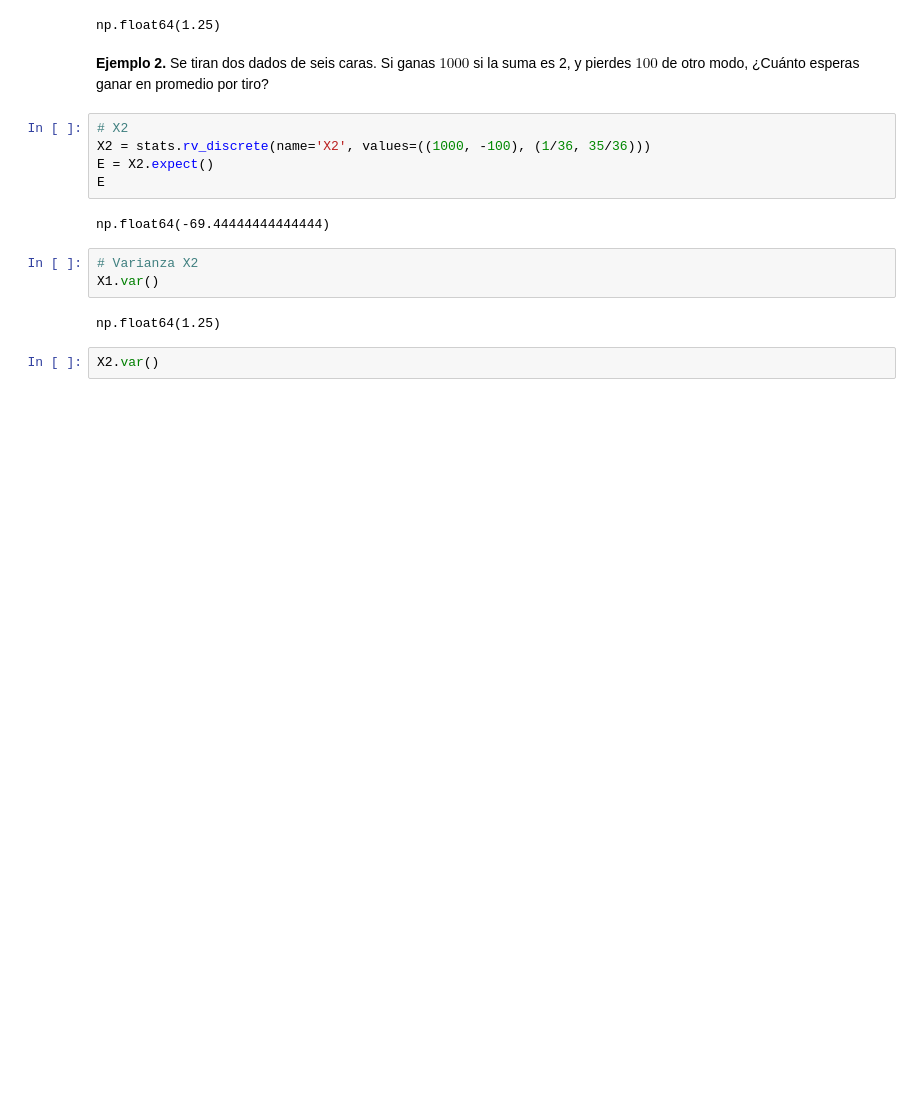
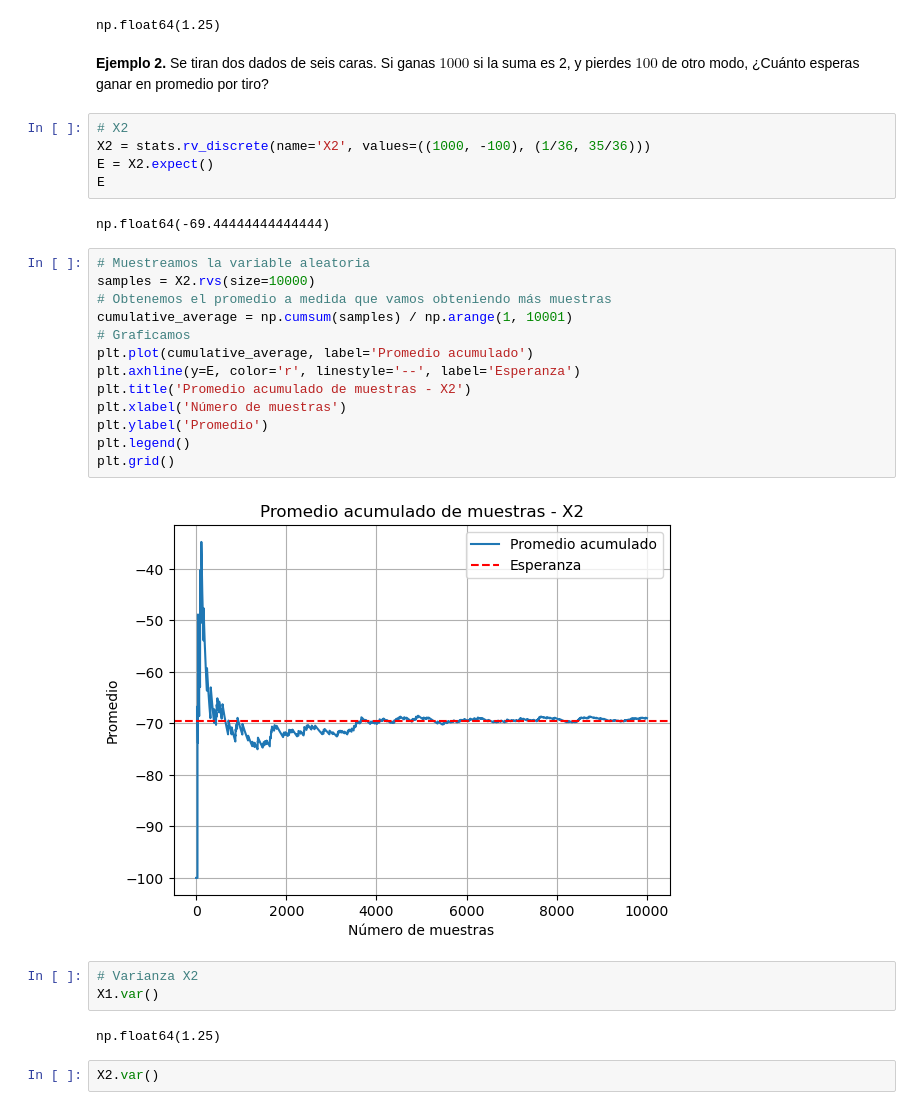
Before and after one commit to patymunoz/modelos-graficos-probabilisticos, a Jupyter notebook: docs/source/modulo1/M1-sesion3-PT1.ipynb, the cells around one changed output. Saved outputs shown, nothing was run; the diff lists cells and outputs as text; blank space fills up the shorter version.

```diff
--- a/docs/source/modulo1/M1-sesion3-PT1.ipynb
+++ b/docs/source/modulo1/M1-sesion3-PT1.ipynb
@@ -481,6 +481,21 @@ E = X2.expect()
 E
 # %% [output]
 np.float64(-69.44444444444444)
+# %%
+# Muestreamos la variable aleatoria
+samples = X2.rvs(size=10000)
+# Obtenemos el promedio a medida que vamos obteniendo más muestras
+cumulative_average = np.cumsum(samples) / np.arange(1, 10001)
+# Graficamos
+plt.plot(cumulative_average, label='Promedio acumulado')
+plt.axhline(y=E, color='r', linestyle='--', label='Esperanza')
+plt.title('Promedio acumulado de muestras - X2')
+plt.xlabel('Número de muestras')
+plt.ylabel('Promedio')
+plt.legend()
+plt.grid()
+# %% [output]
+[figure, added]
 # %%
 # Varianza X2
 X1.var()
```
Also changed, not shown: parts of 8 cells of this notebook, 1 other file.
